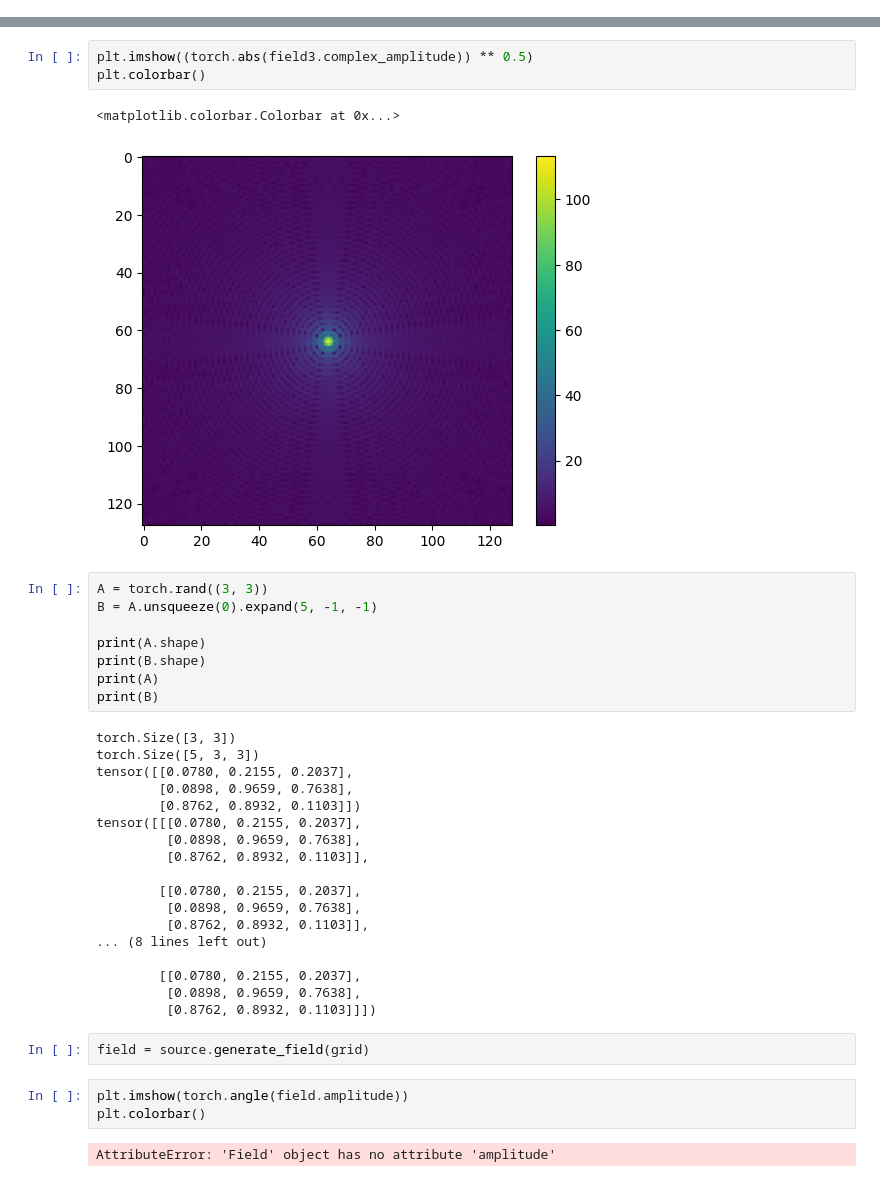
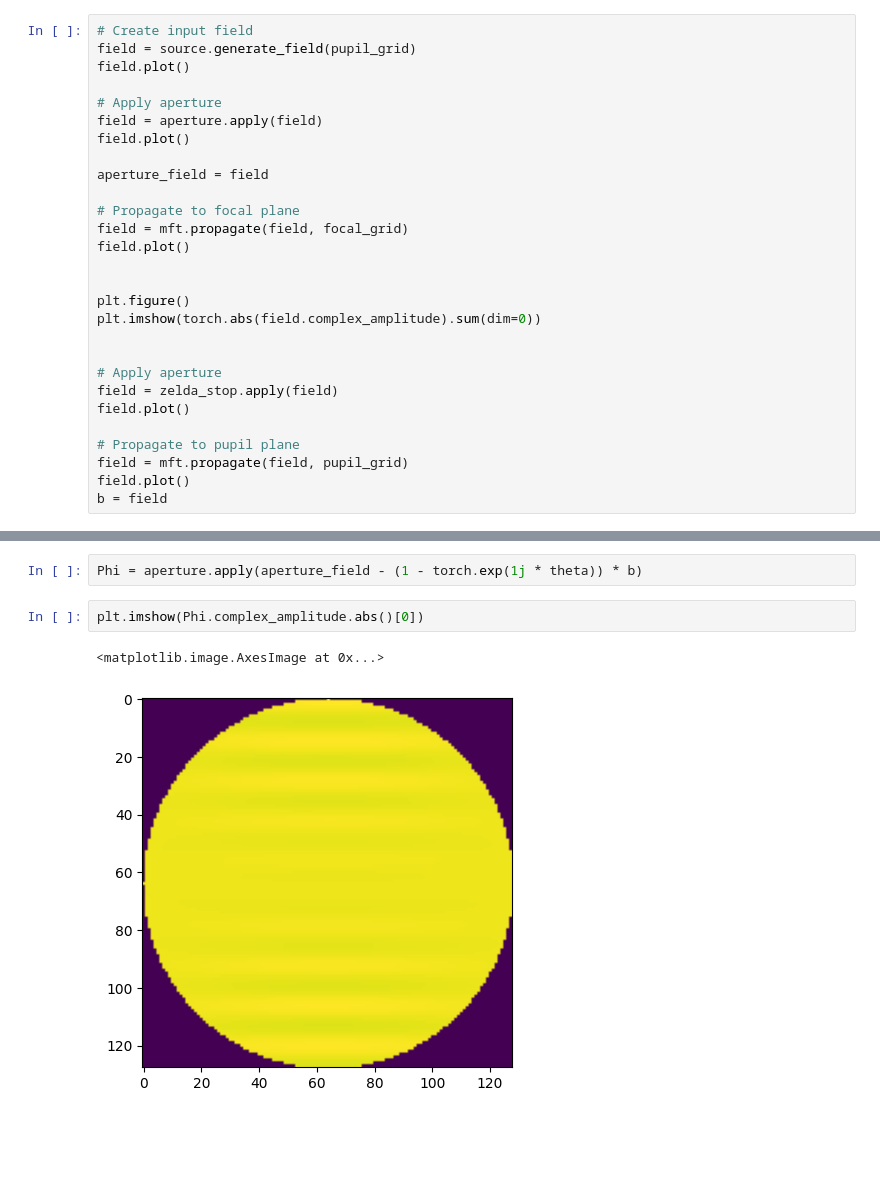
Before and after one commit to bidou2002/fiatlux, a Jupyter notebook: test.ipynb, the cells around one changed output, grey strips where cells are left out. Saved outputs shown, nothing was run; the diff lists cells and outputs as text; blank space fills up the shorter version.

```diff
--- a/test.ipynb
+++ b/test.ipynb
@@ -40,0 +53,28 @@ field3 = mft.propagate(field2, grid)
+# %%
+# Create input field
+field = source.generate_field(pupil_grid)
+field.plot()
+
+# Apply aperture
+field = aperture.apply(field)
+field.plot()
+
+aperture_field = field
+
+# Propagate to focal plane
+field = mft.propagate(field, focal_grid)
+field.plot()
+
+
+plt.figure()
+plt.imshow(torch.abs(field.complex_amplitude).sum(dim=0))
+
+
+# Apply aperture
+field = zelda_stop.apply(field)
+field.plot()
+
+# Propagate to pupil plane
+field = mft.propagate(field, pupil_grid)
+field.plot()
+b = field
@@ -41,39 +88,7 @@ field3 = mft.propagate(field2, grid)
+# %%
+Phi = aperture.apply(aperture_field - (1 - torch.exp(1j * theta)) * b)
 # %%
-plt.imshow((torch.abs(field3.complex_amplitude)) ** 0.5)
-plt.colorbar()
+plt.imshow(Phi.complex_amplitude.abs()[0])
 # %% [output]
-<matplotlib.colorbar.Colorbar at 0x...>
+<matplotlib.image.AxesImage at 0x...>
-[figure, old version]
+[figure, new version]
-# %%
-A = torch.rand((3, 3))
-B = A.unsqueeze(0).expand(5, -1, -1)
-
-print(A.shape)
-print(B.shape)
-print(A)
-print(B)
-# %% [output]
-torch.Size([3, 3])
-torch.Size([5, 3, 3])
-tensor([[0.0780, 0.2155, 0.2037],
-        [0.0898, 0.9659, 0.7638],
-        [0.8762, 0.8932, 0.1103]])
-tensor([[[0.0780, 0.2155, 0.2037],
-         [0.0898, 0.9659, 0.7638],
-         [0.8762, 0.8932, 0.1103]],
-
-        [[0.0780, 0.2155, 0.2037],
-         [0.0898, 0.9659, 0.7638],
-         [0.8762, 0.8932, 0.1103]],
-... (8 lines left out)
-
-        [[0.0780, 0.2155, 0.2037],
-         [0.0898, 0.9659, 0.7638],
-         [0.8762, 0.8932, 0.1103]]])
-# %%
-field = source.generate_field(grid)
-# %%
-plt.imshow(torch.angle(field.amplitude))
-plt.colorbar()
-# %% [output]
-AttributeError: 'Field' object has no attribute 'amplitude'
```
Also changed, not shown: parts of 7 cells of this notebook, 7 other files.
